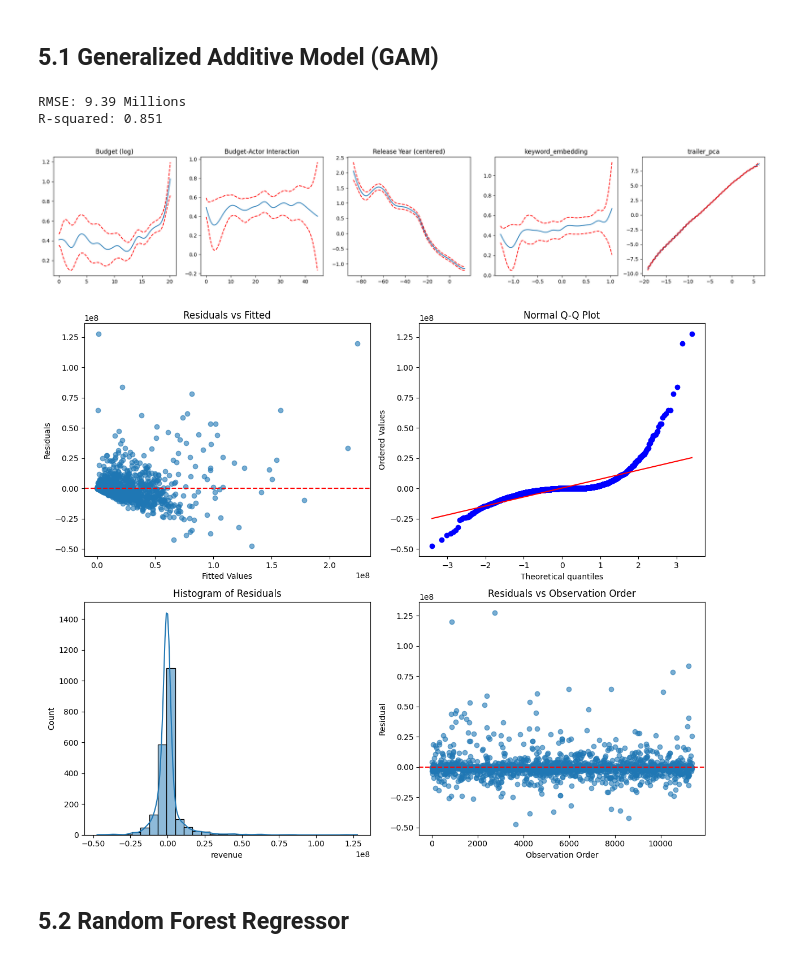
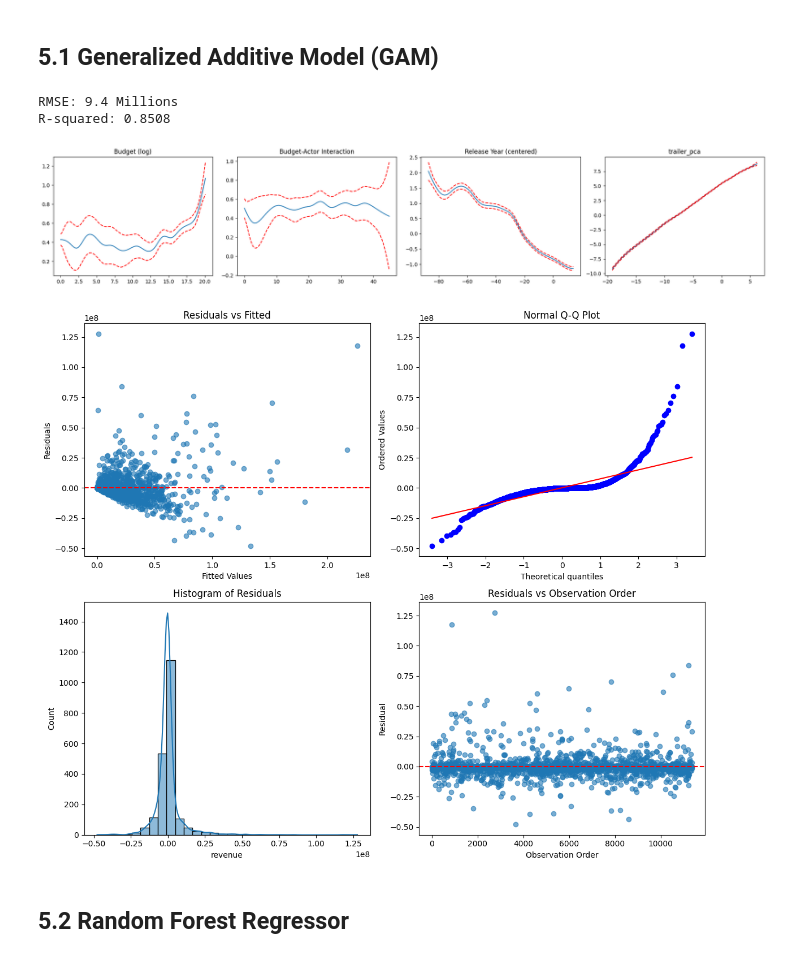
Before and after one commit to Eric7895/Movie_Revenue_Web_Application, a Jupyter notebook: FinalModel.ipynb, the cells around one changed output. Cells and saved outputs as stored; diff of their text form; code cells hidden in the pictures.

```diff
--- a/FinalModel.ipynb
+++ b/FinalModel.ipynb
@@ -123,8 +123,8 @@ test['budget_log'] = np.log1p(test['budget'])
 test['actor_score_log'] = np.log1p(test['actor_score'])
 test['budget_actor_interaction'] = test['budget_log'] * test['actor_score_log']
 
-test = test[['trailer_views_log', 'trailer_likes_log', 'budget_log', 'budget_actor_interaction',
-              'release_year_centered', 'revenue']]
+test = test[['trailer_views_log', 'trailer_likes_log', 'budget_log', 'budget_actor_interaction', 'release_year_centered',
+               'revenue']]
 
 test_nonlinear = test.copy() # Create a copy of the DataFrame for non-linear modeling -> Isn't affected by muticollinearity
 
@@ -352,32 +351,32 @@ dump(model, 'model parameters/elastic_net.joblib')
 # %%
 np.int = int
 scipy.sparse.csr_matrix.A = property(lambda self: self.toarray())
-gam = LinearGAM(s(0) + s(1) + s(2) + s(3)+ s(4)).fit(X_train, y_train_log)
+gam = LinearGAM(s(0) + s(1) + s(2) + s(3)).fit(X_train, y_train_log)
 y_pred_log = gam.predict(X_test)
 y_pred = np.expm1(y_pred_log)
 rmse = np.sqrt(mean_squared_error(y_test, y_pred)) / 1e6
 r2 = r2_score(y_test, y_pred)
 print(f"RMSE: {round(rmse, 2)} Millions")
 print(f"R-squared: {round(r2, 4)}")
 
 scipy.sparse.csc_matrix.A = property(lambda self: self.toarray())
-fig, axs = plt.subplots(1, 5, figsize=(20, 4))
-titles = ["Budget (log)", "Budget-Actor Interaction", "Release Year (centered)",'keyword_embedding', "trailer_pca"]
+fig, axs = plt.subplots(1, 4, figsize=(20, 4))
+titles = ["Budget (log)", "Budget-Actor Interaction", "Release Year (centered)", "trailer_pca"]
 for i, ax in enumerate(axs):
     XX = gam.generate_X_grid(term=i)
     ax.plot(XX[:, i], gam.partial_dependence(term=i, X=XX))
     ax.plot(XX[:, i], gam.partial_dependence(term=i, X=XX, width=0.95)[1], c='r', ls='--')
     ax.set_title(titles[i])
 plt.tight_layout()
 plt.show()
 # %% [output]
-RMSE: 9.39 Millions
-R-squared: 0.851
+RMSE: 9.4 Millions
+R-squared: 0.8508
-[figure, old version]
+[figure, new version]
 # %%
 plot_residual_diagnostics(y_test, y_pred)
 # %% [output]
-[figure, old version]
+[figure, new version]
 # %%
 with open('model parameters/gam_model.pkl', 'wb') as f:
     pickle.dump(gam, f)
```
Also changed, not shown: parts of 7 cells of this notebook, 1 other file.
